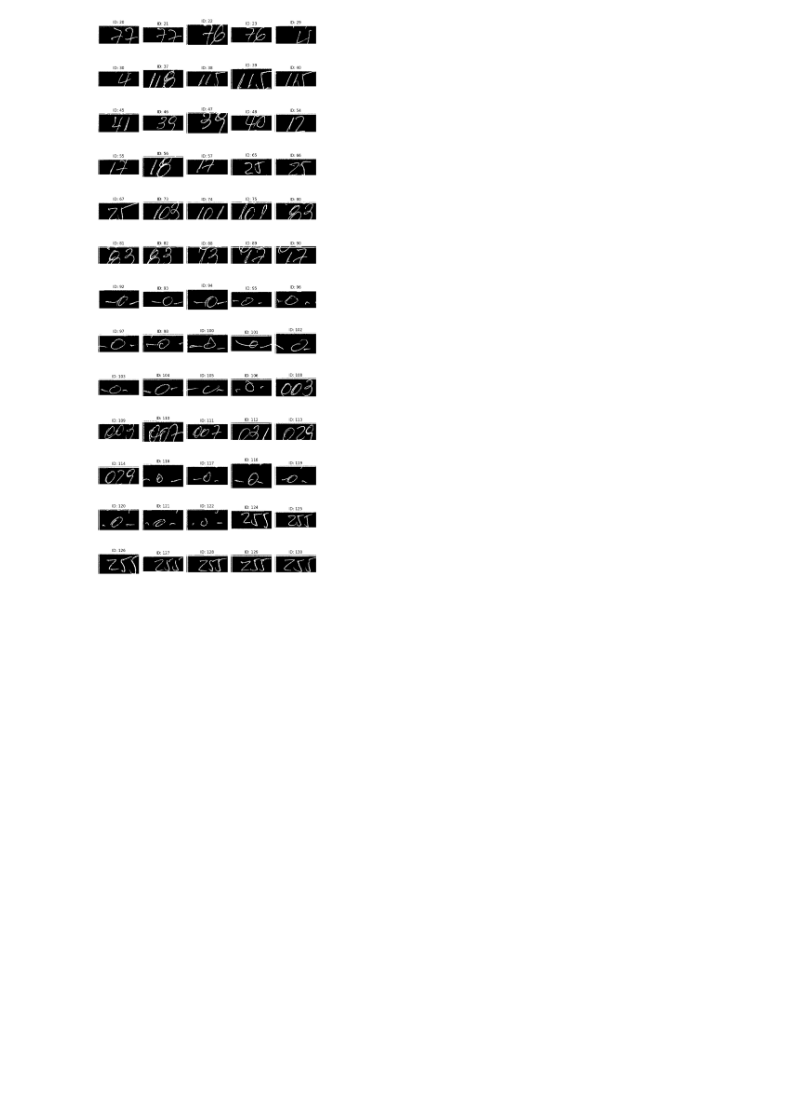
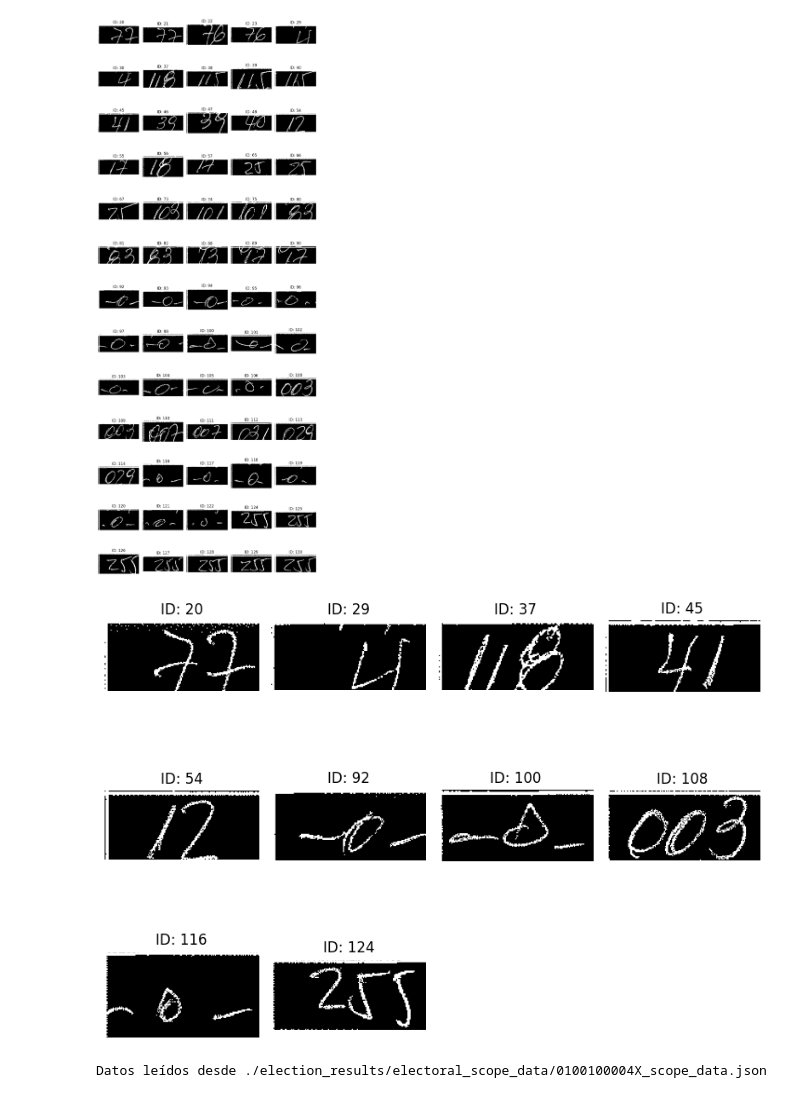
Before and after one commit to LlibertadApp/llm-ocr, a Jupyter notebook: segmentation.ipynb, the cells around one changed output. Drawn from its saved outputs; the diff is of its cells as text; code cells hidden in the pictures; blank space fills up the shorter version.

Commit message:
Avances en la trazabilidad utilizando la informacion de la pagina electoral con el valor del telegrama.
Signed-off-by: Nicolas Catalogna <nicocatalogna@gmail.com>

```diff
--- a/segmentation.ipynb
+++ b/segmentation.ipynb
@@ -291,3 +295,44 @@ plt.tight_layout()
 plt.show()
 # %% [output]
 [figure]
+# %%
+# Lista de índices de las celdas que quieres extraer
+indices_celdas_a_extraer = [20, 29, 37, 45, 54, 92, 100, 108, 116, 124]
+
+imagenes_celdas_extraidas = processor.extract_cells_by_id(celdas_procesadas, indices_celdas_a_extraer, telegrama.tabla_grande.recorte)
+
+# Define cuántas columnas quieres por fila
+num_columnas_por_fila = math.ceil(len(imagenes_celdas_extraidas) / 3)
+
+# Establece el tamaño de la figura
+ancho_figura = num_columnas_por_fila * 2  # Puedes ajustar el factor para que las imágenes sean más anchas si es necesario
+alto_figura = 14 * 2  # Asumiendo que quieres 2 pulgadas de alto por imagen
+plt.figure(figsize=(ancho_figura, alto_figura))
+
+# Ahora, itera sobre tus imágenes y crea un subplot para cada una
+for i, (indice, img) in enumerate(imagenes_celdas_extraidas):
+    # Determina la fila y la columna basándote en el índice 'i'
+    fila = i // num_columnas_por_fila
+    columna = i % num_columnas_por_fila
+    # Crea un subplot en la posición correcta
+    plt.subplot(14, num_columnas_por_fila, i+1)
+    plt.imshow(img, cmap='gray')
+    plt.title(f'ID: {indice}')
+    plt.axis('off')
+
+# Ajusta los subplots
+plt.tight_layout()
+plt.show()
+# %% [output]
+[figure, added]
+# %%
+from election_data_downloader import ElectionDataDownloader
+
+# Configurar las variables necesarias
+folder_path = './election_results/electoral_scope_data/'
+
+# Crear una instancia de la clase y obtener los datos
+downloader = ElectionDataDownloader(folder_path, FILE_TELEGRAM)
+json_data = downloader.get_or_download_data()
+# %% [output]
+Datos leídos desde ./election_results/electoral_scope_data/0100100004X_scope_data.json
```
Also changed, not shown: parts of 2 cells of this notebook, 4 other files.
